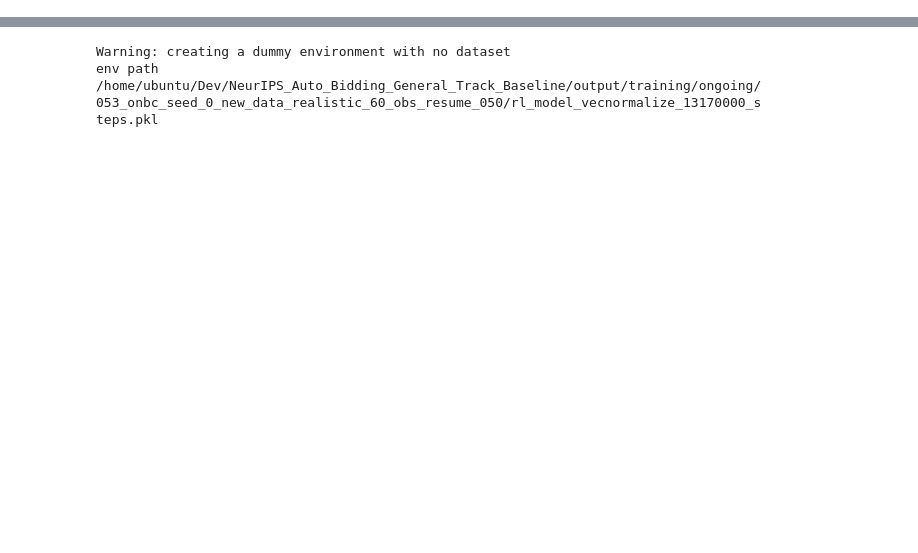
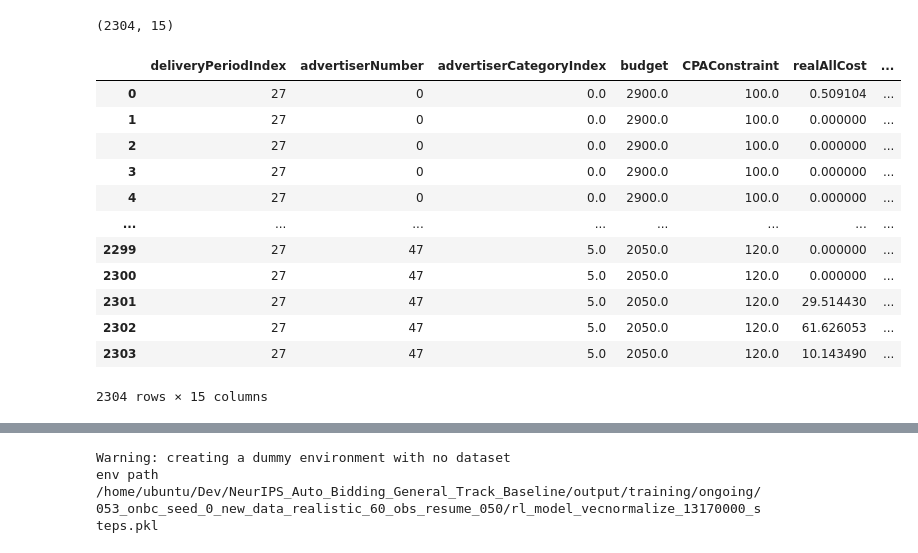
Before and after one commit to sony/oil, a Jupyter notebook: notebooks/dataset_policies.ipynb, the cells around one changed output, grey strips where cells are left out. Drawn from its saved outputs; the diff is of its cells as text; code cells hidden in the pictures; blank space fills up the shorter version.

```diff
--- a/notebooks/dataset_policies.ipynb
+++ b/notebooks/dataset_policies.ipynb
@@ -164,0 +140,22 @@ Loading bids from /home/ubuntu/Dev/NeurIPS_Auto_Bidding_General_Track_Baseline/d
+# %%
+path = "/home/ubuntu/Dev/NeurIPS_Auto_Bidding_General_Track_Baseline/data/traffic/offline_rl_data_final/period-27_27_offline_rl_data.parquet"
+df = pd.read_parquet(path)
+df.shape
+# %% [output]
+(2304, 15)
+# %%
+df
+# %% [output]
+|  | deliveryPeriodIndex | advertiserNumber | advertiserCategoryIndex | budget | CPAConstraint | realAllCost | ... |
+| 0 | 27 | 0 | 0.0 | 2900.0 | 100.0 | 0.509104 | ... |
+| 1 | 27 | 0 | 0.0 | 2900.0 | 100.0 | 0.000000 | ... |
+| 2 | 27 | 0 | 0.0 | 2900.0 | 100.0 | 0.000000 | ... |
+| 3 | 27 | 0 | 0.0 | 2900.0 | 100.0 | 0.000000 | ... |
+| 4 | 27 | 0 | 0.0 | 2900.0 | 100.0 | 0.000000 | ... |
+| ... | ... | ... | ... | ... | ... | ... | ... |
+| 2299 | 27 | 47 | 5.0 | 2050.0 | 120.0 | 0.000000 | ... |
+| 2300 | 27 | 47 | 5.0 | 2050.0 | 120.0 | 0.000000 | ... |
+| 2301 | 27 | 47 | 5.0 | 2050.0 | 120.0 | 29.514430 | ... |
+| 2302 | 27 | 47 | 5.0 | 2050.0 | 120.0 | 61.626053 | ... |
+| 2303 | 27 | 47 | 5.0 | 2050.0 | 120.0 | 10.143490 | ... |
+2304 rows × 15 columns
```
Also changed, not shown: parts of 11 cells of this notebook, 8 other files.
